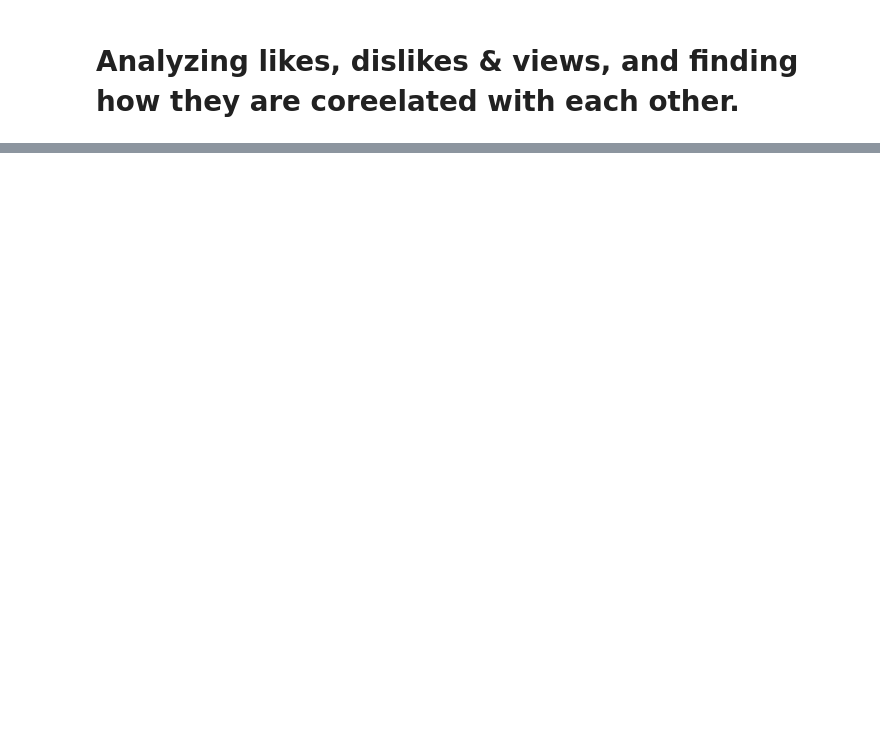
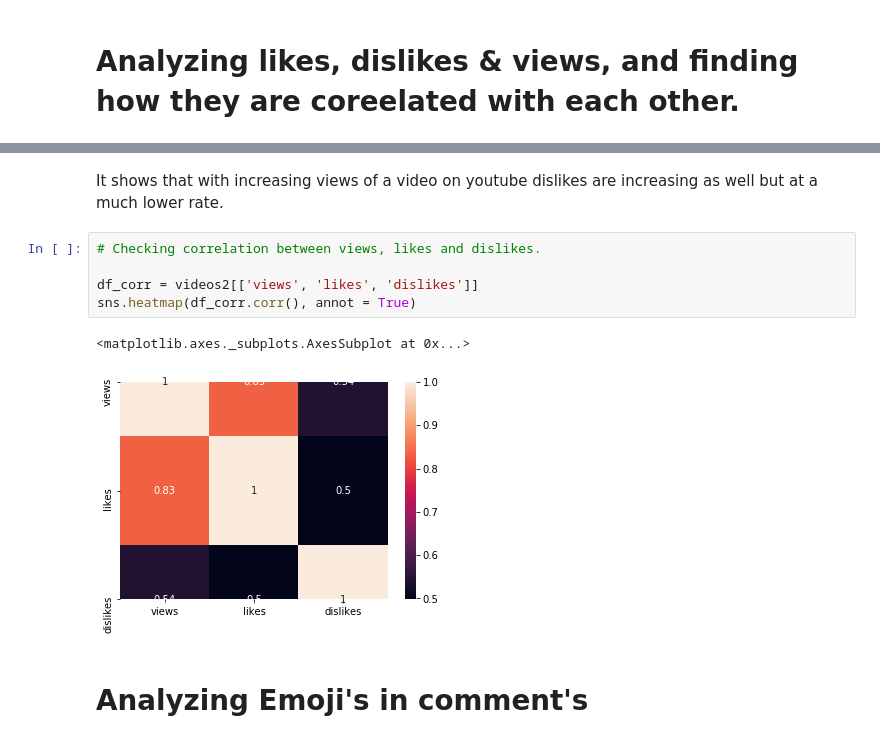
Before and after one commit to abhikr74/youtube_data_analysis, a Jupyter notebook: youtube_analysis.ipynb, the cells around one changed output, grey strips where cells are left out. Saved outputs shown, nothing was run; the diff lists cells and outputs as text; blank space fills up the shorter version.

```diff
--- a/youtube_analysis.ipynb
+++ b/youtube_analysis.ipynb
@@ -201,0 +207,12 @@ plt.axis('off')
+# %% [markdown]
+It shows that with increasing views of a video on youtube dislikes are increasing as well but at a much lower rate.
+# %%
+# Checking correlation between views, likes and dislikes.
+
+df_corr = videos2[['views', 'likes', 'dislikes']]
+sns.heatmap(df_corr.corr(), annot = True)
+# %% [output]
+<matplotlib.axes._subplots.AxesSubplot at 0x...>
+[figure, added]
+# %% [markdown]
+# Analyzing Emoji's in comment's
```
Also changed, not shown: parts of 37 cells of this notebook.
